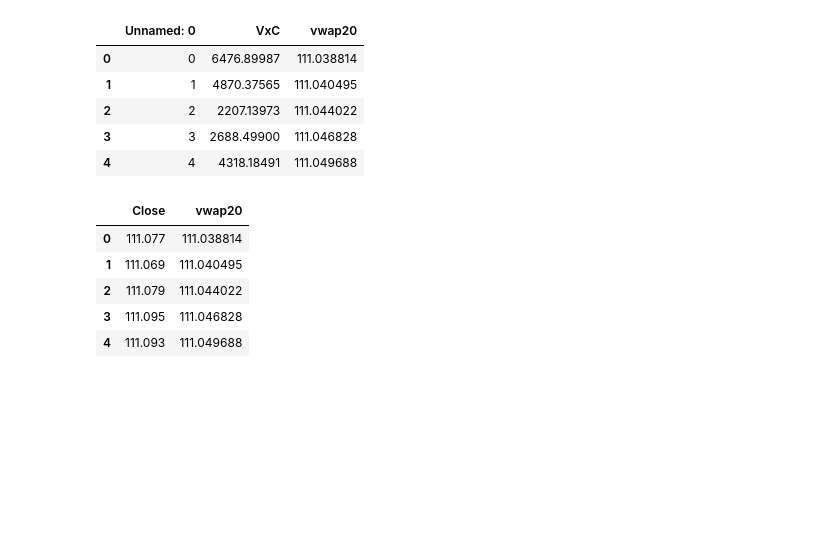
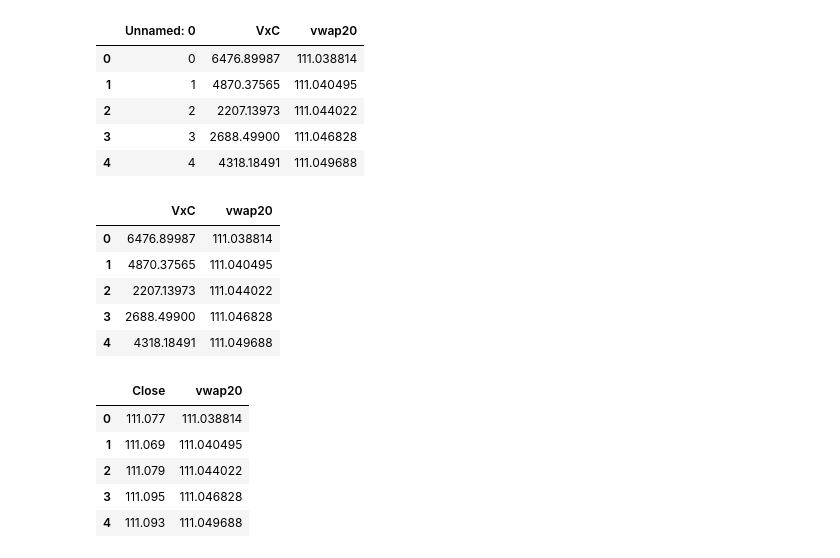
Before and after one commit to Matnilsson/test-LSTM, a Jupyter notebook: jupyter/main.ipynb, the cells around one changed output. Saved outputs shown, nothing was run; the diff lists cells and outputs as text; code cells hidden in the pictures; blank space fills up the shorter version.

```diff
--- a/jupyter/main.ipynb
+++ b/jupyter/main.ipynb
@@ -22,6 +22,16 @@ df.head()
 | 2 | 2 | 2207.13973 | 111.044022 |
 | 3 | 3 | 2688.49900 | 111.046828 |
 | 4 | 4 | 4318.18491 | 111.049688 |
+# %%
+df = df.drop('Unnamed: 0', axis = 1)
+df.head()
+# %% [output]
+|  | VxC | vwap20 |
+| 0 | 6476.89987 | 111.038814 |
+| 1 | 4870.37565 | 111.040495 |
+| 2 | 2207.13973 | 111.044022 |
+| 3 | 2688.49900 | 111.046828 |
+| 4 | 4318.18491 | 111.049688 |
 # %%
 df = df.loc[:,['Close', 'vwap20']]
 df[1000:1200].plot(y = ['vwap20', 'Close'])
```
Also changed, not shown: parts of 3 cells of this notebook, 1 other file.
